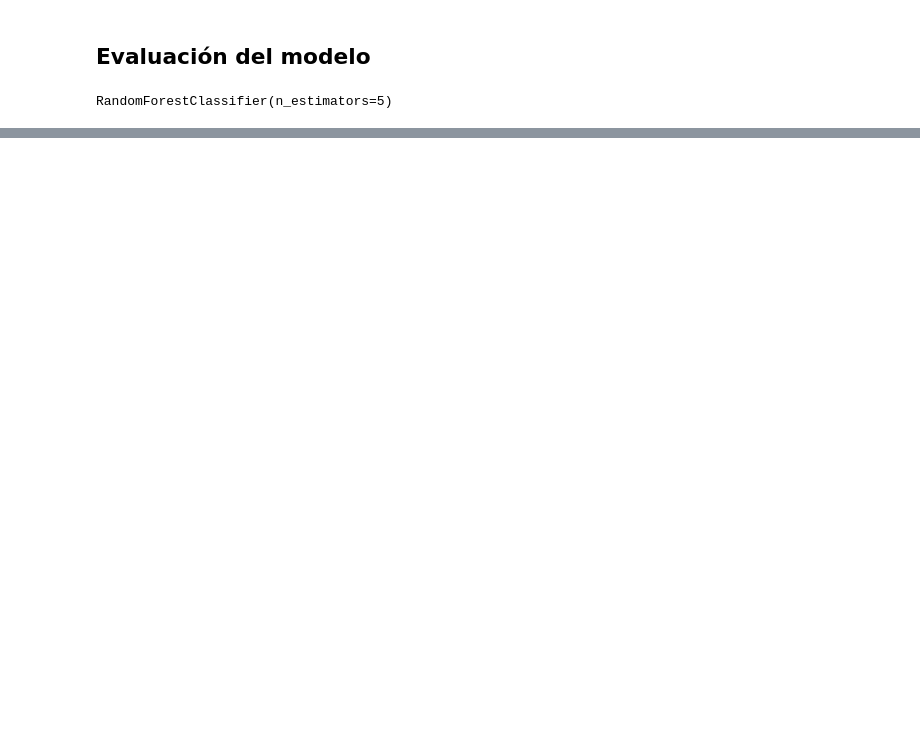
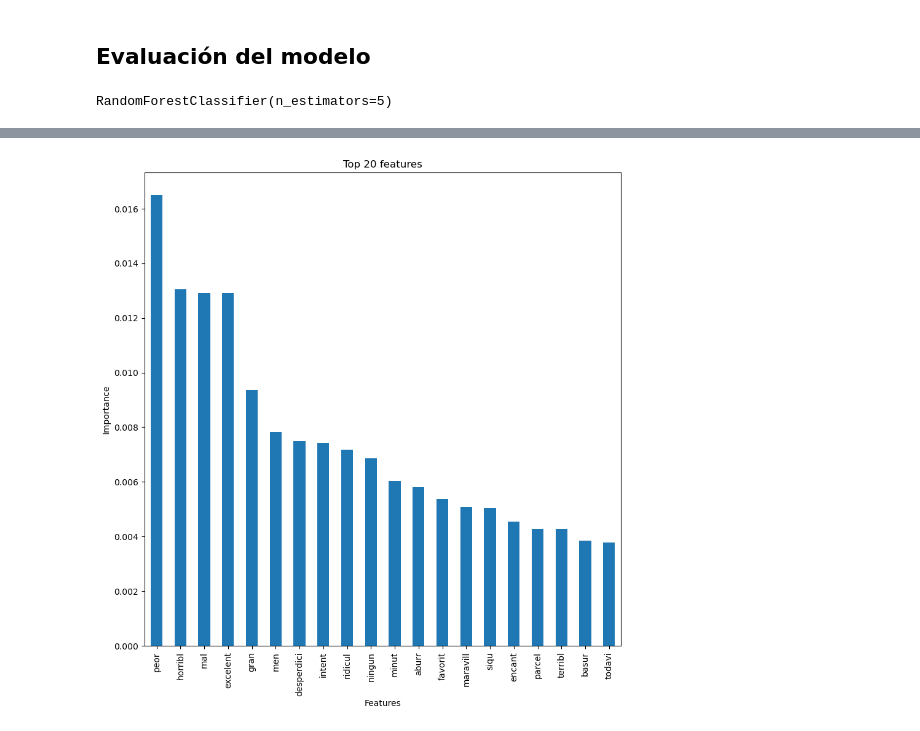
Before and after one commit to Zucaritas-BI/Proyecto-1, a Jupyter notebook: ModeloRandomForest.ipynb, the cells around one changed output, grey strips where cells are left out. Cells and saved outputs as stored; diff of their text form; code cells hidden in the pictures; blank space fills up the shorter version.

```diff
--- a/ModeloRandomForest.ipynb
+++ b/ModeloRandomForest.ipynb
@@ -200,0 +207,9 @@ ValueError: X has 20456 features, but RandomForestClassifier is expecting 32182
+# %%
+feat_importances = pd.Series(rf1.feature_importances_, index=X_train.columns)
+feat_importances.nlargest(20).plot(kind='bar', figsize=(10,10))
+plt.title('Top 20 features')
+plt.xlabel('Features')
+plt.ylabel('Importance')
+plt.show()
+# %% [output]
+[figure, added]
```
Also changed, not shown: parts of 10 cells of this notebook.
